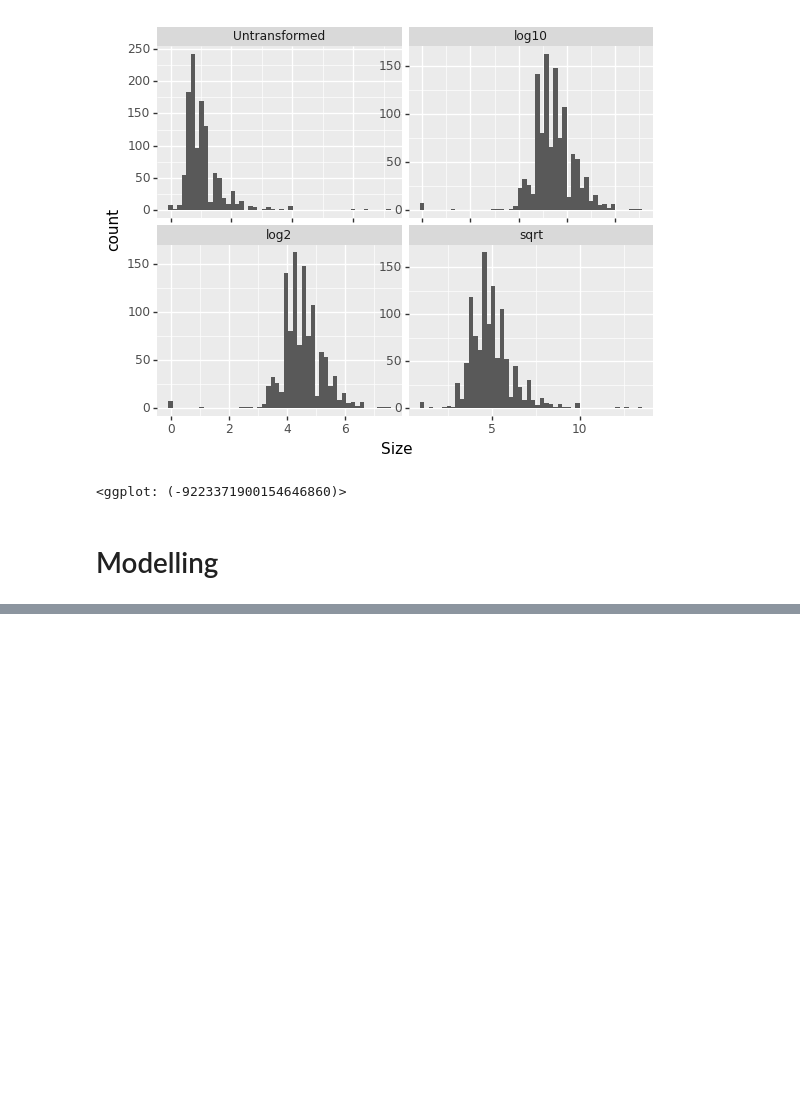
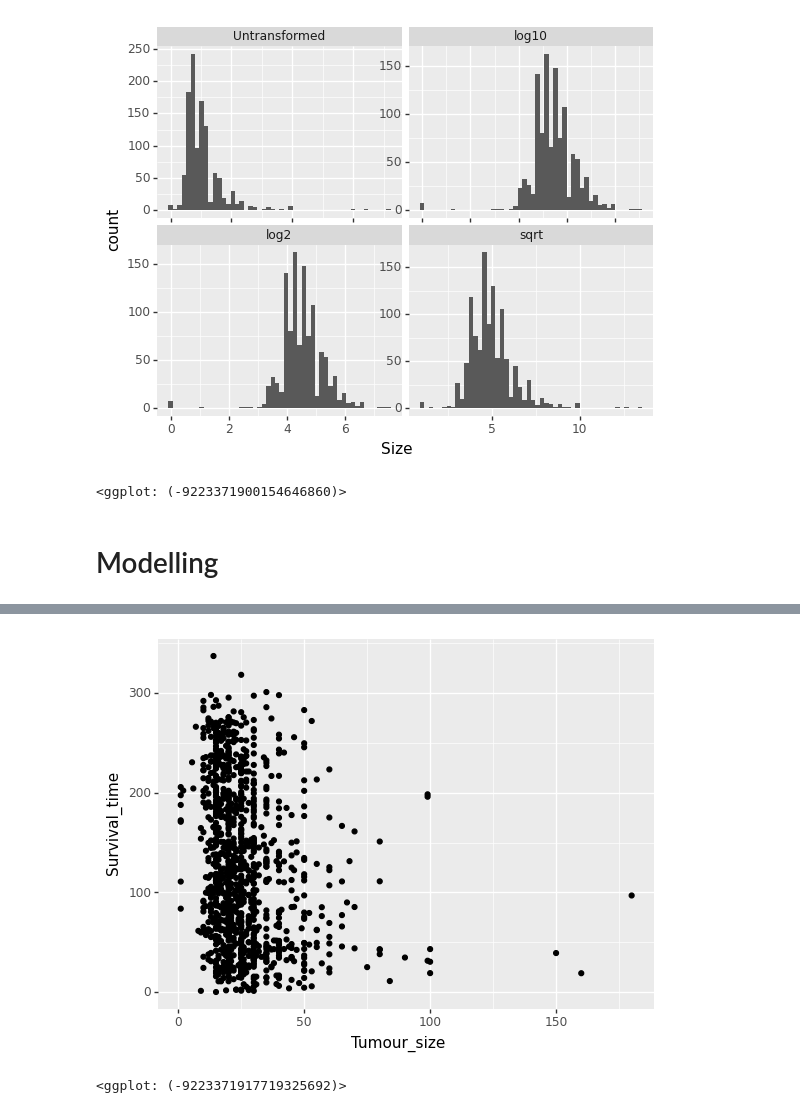
Before and after one commit to semacu/data-science-python, a Jupyter notebook: notebooks/week5_lecture.ipynb, the cells around one changed output, grey strips where cells are left out. Drawn from its saved outputs; the diff is of its cells as text; code cells hidden in the pictures; blank space fills up the shorter version.

```diff
--- a/notebooks/week5_lecture.ipynb
+++ b/notebooks/week5_lecture.ipynb
@@ -244,0 +246,8 @@ ggplot(tumour_size_tranformations, aes("Size"))
+# %%
+(
+ggplot(metabric, aes("Tumour_size", "Survival_time"))
+    + geom_point()
+)
+# %% [output]
+[figure, added]
+<ggplot: (-9223371917719325692)>
```
Also changed, not shown: parts of 17 cells of this notebook.
